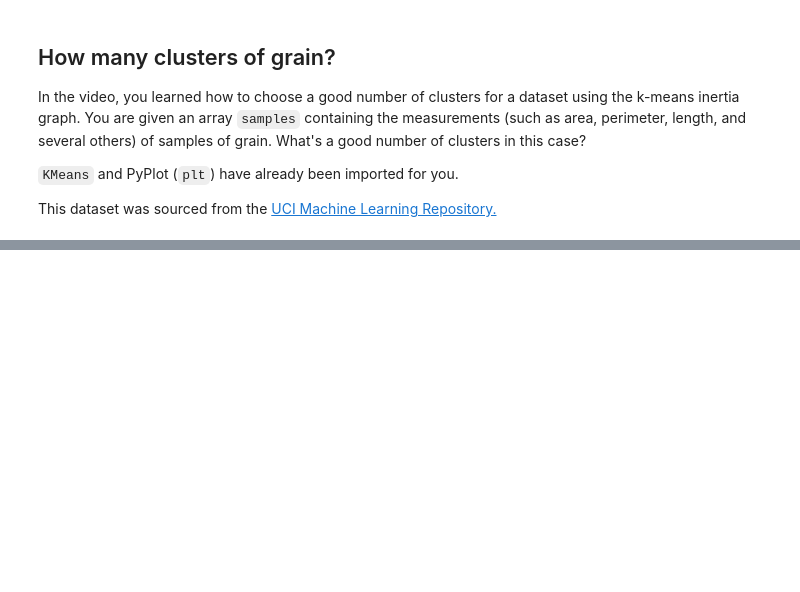
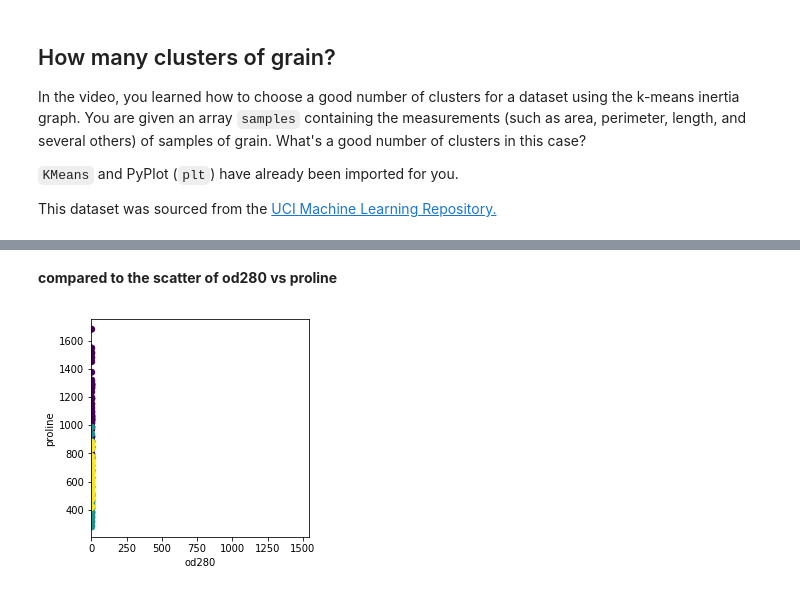
Before and after one commit to paulo-g-martinez/unsupervised-learning-in-python, a Jupyter notebook: unsupervised-learning-in-python.ipynb, the cells around one changed output, grey strips where cells are left out. Saved outputs shown, nothing was run; the diff lists cells and outputs as text; code cells hidden in the pictures; blank space fills up the shorter version.

```diff
--- a/unsupervised-learning-in-python.ipynb
+++ b/unsupervised-learning-in-python.ipynb
@@ -1148,0 +1378,14 @@ This dataset was sourced from the [UCI Machine Learning Repository.](https://arc
+# %% [markdown]
+**compared to the scatter of od280 vs proline**
+# %%
+plt.scatter(
+    x = wines_df['od280/od315_of_diluted_wines'],
+    y = wines_df['proline'],
+    c = data.target,
+)
+plt.xlabel('od280')
+plt.ylabel('proline')
+plt.axis('square')
+plt.show()
+# %% [output]
+[figure, added]
```
Also changed, not shown: parts of 33 cells of this notebook.
